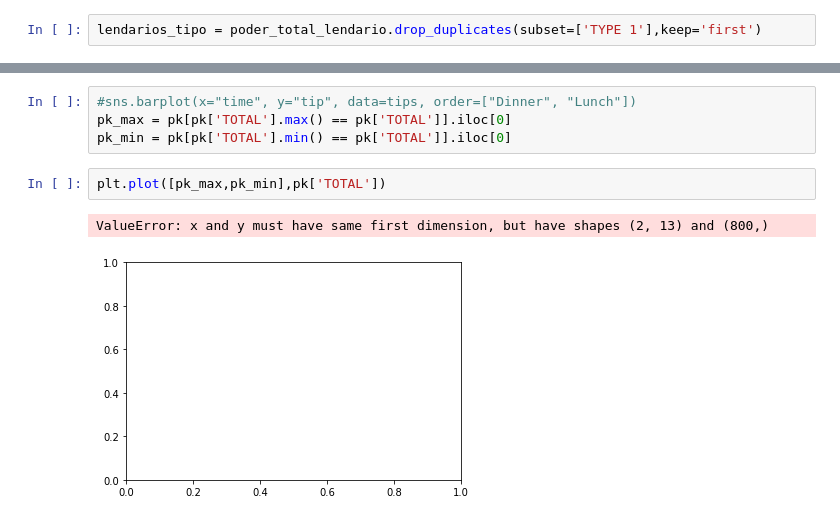
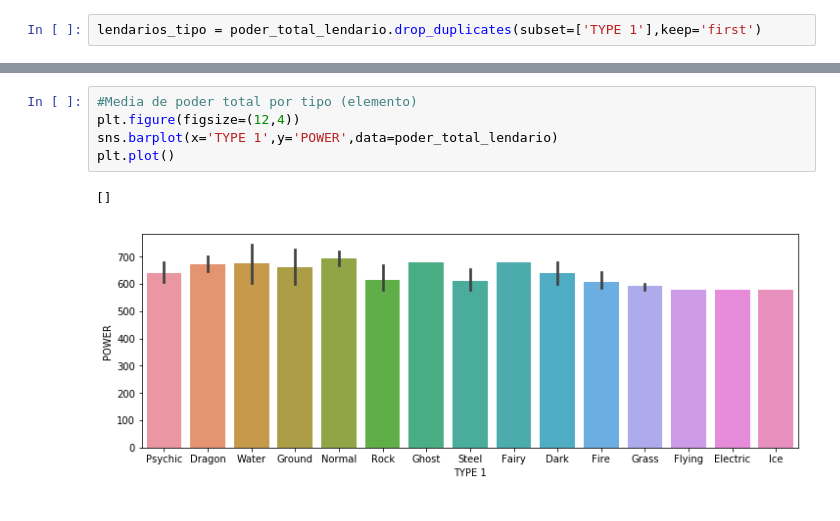
Before and after one commit to Rafaelcerq28/Notebook_Pokemon, a Jupyter notebook: Dataset Pokemon.ipynb, the cells around one changed output, grey strips where cells are left out. Saved outputs shown, nothing was run; the diff lists cells and outputs as text.

```diff
--- a/Dataset Pokemon.ipynb
+++ b/Dataset Pokemon.ipynb
@@ -156,9 +158,8 @@ plt.show()
-# %%
-#sns.barplot(x="time", y="tip", data=tips, order=["Dinner", "Lunch"])
-pk_max = pk[pk['TOTAL'].max() == pk['TOTAL']].iloc[0]
-pk_min = pk[pk['TOTAL'].min() == pk['TOTAL']].iloc[0]
-# %%
-plt.plot([pk_max,pk_min],pk['TOTAL'])
-# %% [output]
-ValueError: x and y must have same first dimension, but have shapes (2, 13) and (800,)
-[figure, removed]
+# %%
+#Media de poder total por tipo (elemento)
+plt.figure(figsize=(12,4))
+sns.barplot(x='TYPE 1',y='POWER',data=poder_total_lendario)
+plt.plot()
+# %% [output]
+[]
+[figure, added]
```
Also changed, not shown: parts of 10 cells of this notebook.
